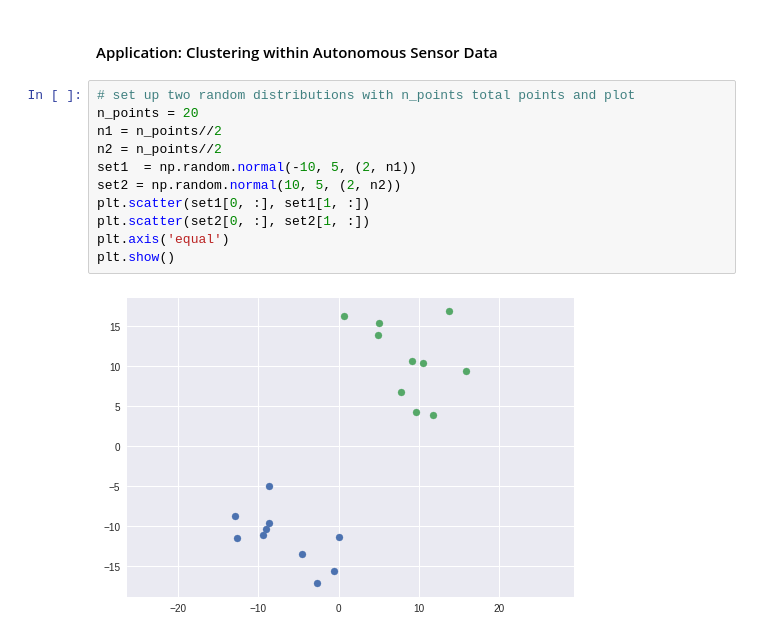
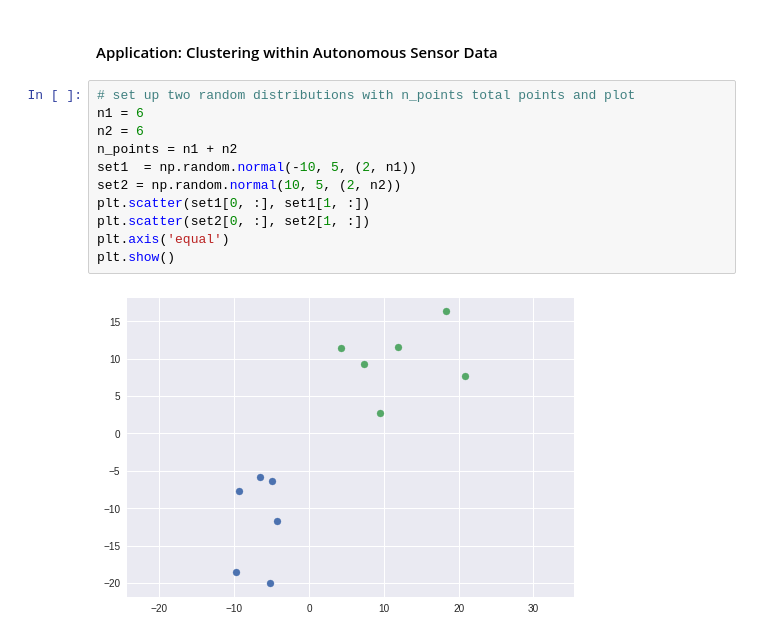
Before and after one commit to samco7/qaoa, a Jupyter notebook: weighted_maxcut.ipynb, the cells around one changed output. Cells and saved outputs as stored; diff of their text form.

```diff
--- a/weighted_maxcut.ipynb
+++ b/weighted_maxcut.ipynb
@@ -13,14 +14,14 @@ plt.style.use('seaborn')
 #### Application: Clustering within Autonomous Sensor Data
 # %%
 # set up two random distributions with n_points total points and plot
-n_points = 20
-n1 = n_points//2
-n2 = n_points//2
+n1 = 6
+n2 = 6
+n_points = n1 + n2
 set1  = np.random.normal(-10, 5, (2, n1))
 set2 = np.random.normal(10, 5, (2, n2))
 plt.scatter(set1[0, :], set1[1, :])
 plt.scatter(set2[0, :], set2[1, :])
 plt.axis('equal')
 plt.show()
 # %% [output]
-[figure, old version]
+[figure, new version]
```
Also changed, not shown: parts of 8 cells of this notebook, 1 other file.
